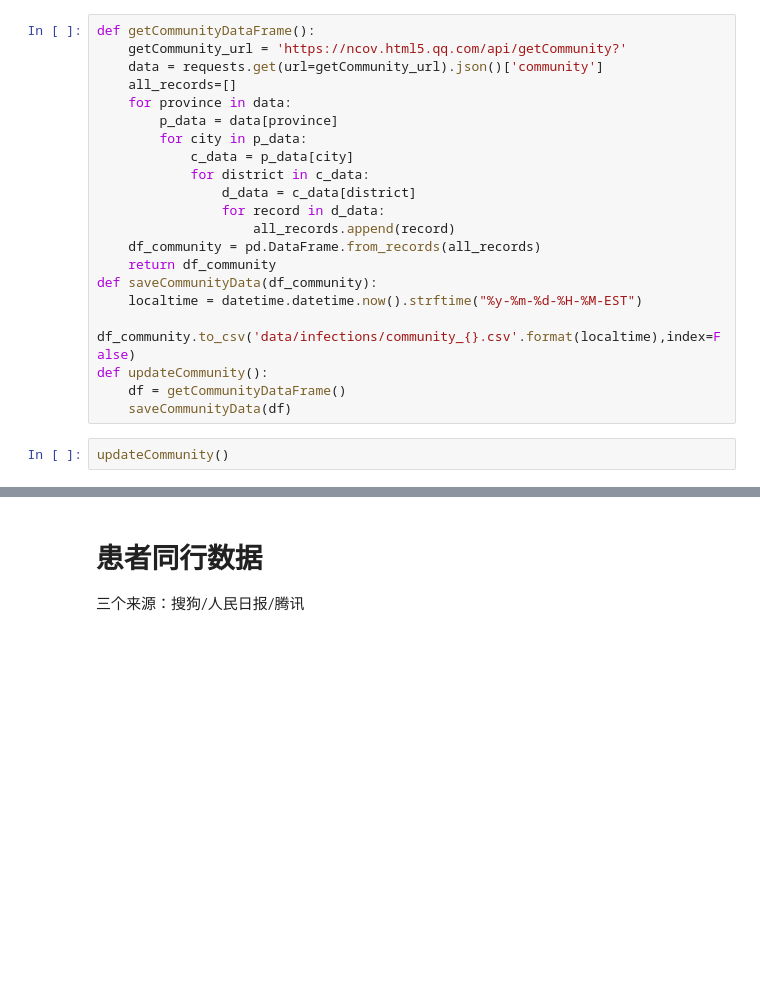
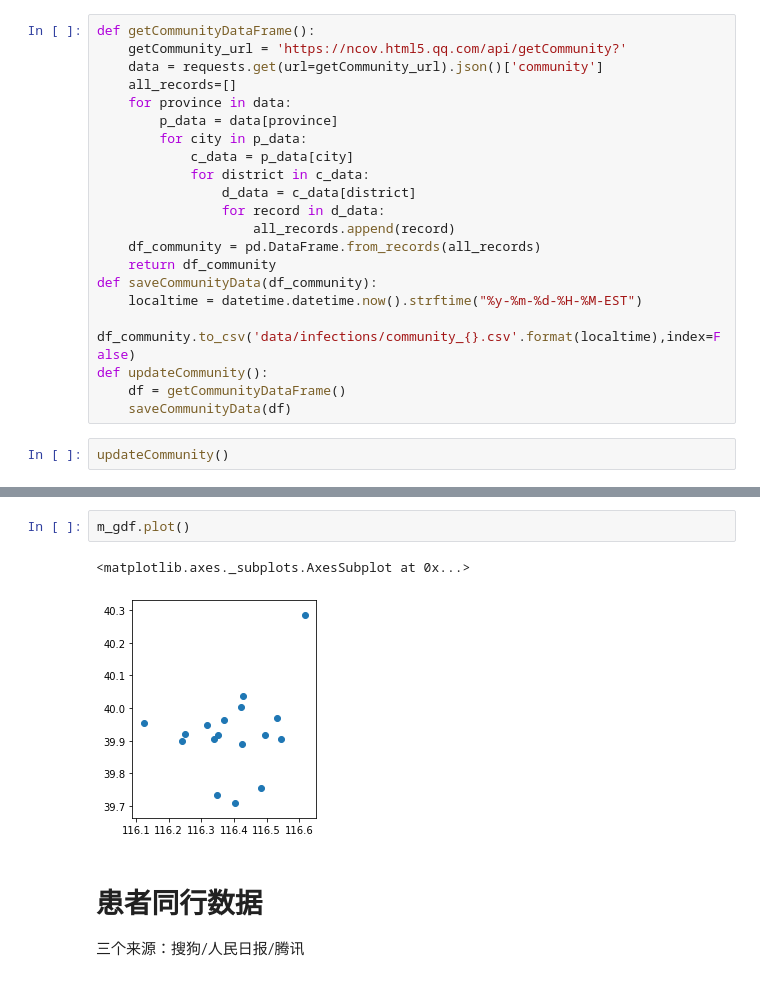
Before and after one commit to leonardzh/nCov2019-data-py, a Jupyter notebook: nCov2019Data.ipynb, the cells around one changed output, grey strips where cells are left out. Cells and saved outputs as stored; diff of their text form; blank space fills up the shorter version.

```diff
--- a/nCov2019Data.ipynb
+++ b/nCov2019Data.ipynb
@@ -279,3 +376,8 @@ updateCommunity()
+# %%
+m_gdf.plot()
+# %% [output]
+<matplotlib.axes._subplots.AxesSubplot at 0x...>
+[figure, added]
 # %% [markdown]
 # 患者同行数据
 三个来源：搜狗/人民日报/腾讯
```
Also changed, not shown: parts of 12 cells of this notebook.
